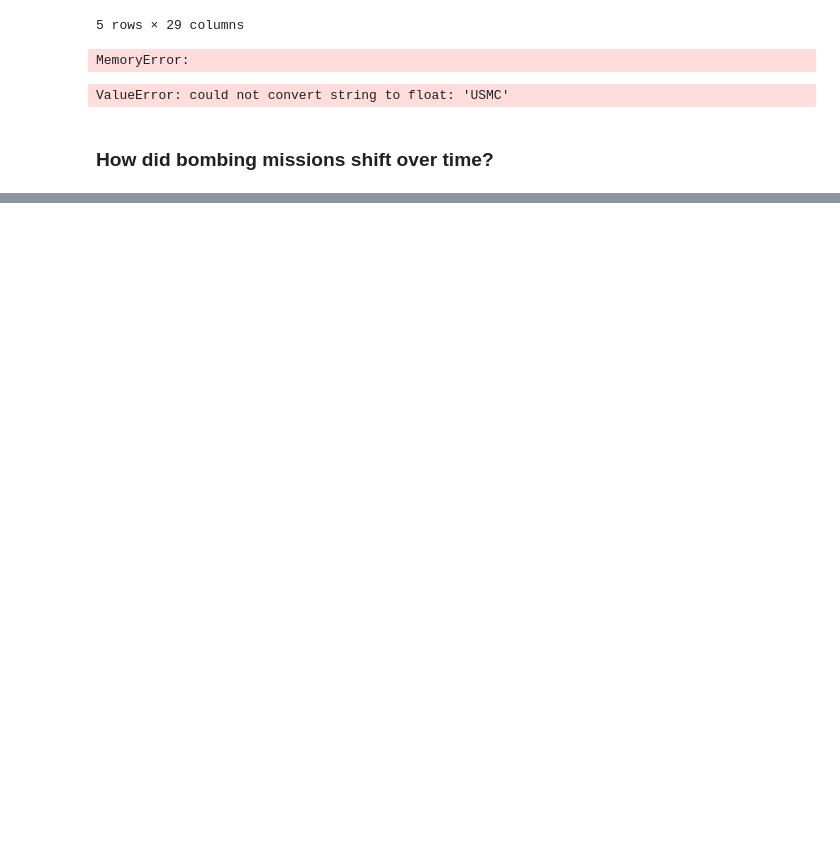
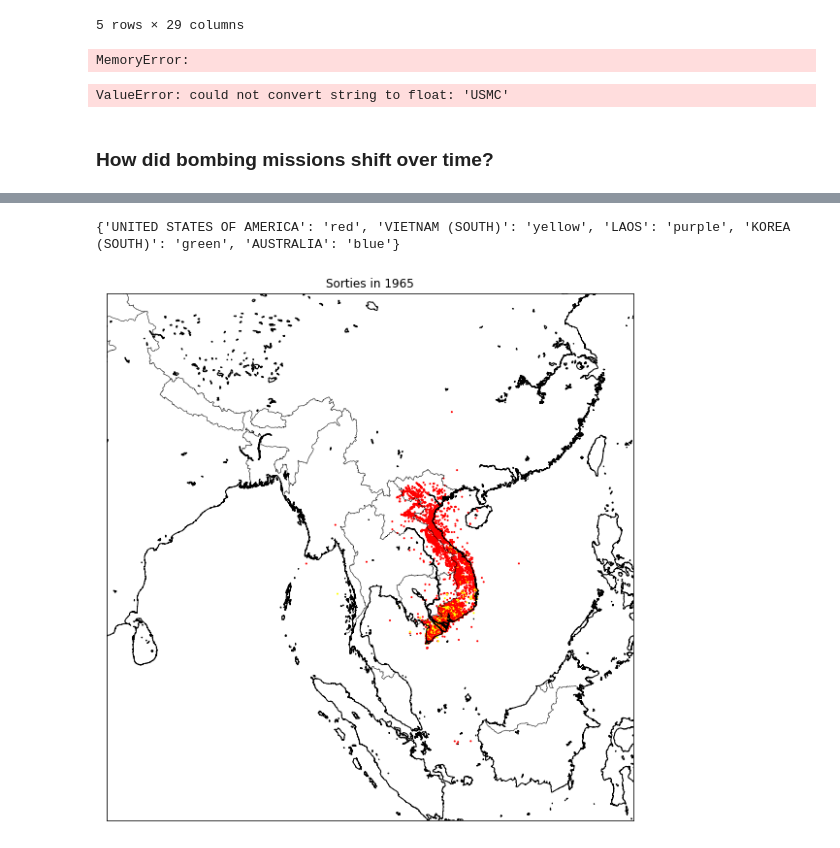
Before and after one commit to tengdann/si618-final, a Jupyter notebook: si618-final.ipynb, the cells around one changed output, grey strips where cells are left out. Cells and saved outputs as stored; diff of their text form; code cells hidden in the pictures; blank space fills up the shorter version.

```diff
--- a/si618-final.ipynb
+++ b/si618-final.ipynb
@@ -301,0 +291,7 @@ FileNotFoundError: [Errno 2] No such file or directory: './cartopy_backgrounds\\
+# %%
+mission_lat_lon = years_filt[['COUNTRYFLYINGMISSION', 'TGTLATDD_DDD_WGS84', 'TGTLONDDD_DDD_WGS84', 'year']].rename(
+    columns = {'COUNTRYFLYINGMISSION': 'Country', 'TGTLATDD_DDD_WGS84': 'Latitude', 'TGTLONDDD_DDD_WGS84': 'Longitude'})
+mission_lat_lon = mission_lat_lon[pd.notnull(mission_lat_lon.Latitude)]
+mission_lat_lon = mission_lat_lon[pd.notnull(mission_lat_lon.Country)]
+mission_lat_lon = mission_lat_lon[pd.notnull(mission_lat_lon.year)]
+mission_lat_lon.head()
@@ -301,0 +305,5 @@ FileNotFoundError: [Errno 2] No such file or directory: './cartopy_backgrounds\\
+# %%
+mission_lat_lon['Latitude'] = mission_lat_lon.Latitude.round(2)
+mission_lat_lon['Longitude'] = mission_lat_lon.Longitude.round(2)
+mission_lat_lon.drop_duplicates(inplace = True)
+mission_lat_lon.shape
@@ -301,0 +312,10 @@ FileNotFoundError: [Errno 2] No such file or directory: './cartopy_backgrounds\\
+# %%
+colors = {
+    'UNITED STATES OF AMERICA': 'red',
+    'VIETNAM (SOUTH)': 'yellow',
+    'LAOS': 'purple',
+    'KOREA (SOUTH)': 'green',
+    'AUSTRALIA': 'blue'
+}
+mission_lat_lon['color'] = [colors[c] for c in mission_lat_lon['Country'].values]
+mission_lat_lon.head()
@@ -301,0 +329,19 @@ FileNotFoundError: [Errno 2] No such file or directory: './cartopy_backgrounds\\
+# %%
+def plot_map(year):
+    lat = mission_lat_lon[mission_lat_lon.year == year].Latitude.values
+    lon = mission_lat_lon[mission_lat_lon.year == year].Longitude.values
+    color = mission_lat_lon[mission_lat_lon.year == year].color.values
+
+    fig = plt.figure(figsize=(15, 10))
+    m = Basemap(projection='lcc', resolution='h',
+            width=5E6, height=5E6,
+            lat_0=16, lon_0=100)
+    m.drawcountries()
+    m.drawcoastlines()
+
+    #Map (long, lat) to (x, y) for plotting
+    lons, lats = m(lon, lat)
+    # plot points as red dots
+    m.scatter(lons, lats, marker = 'o', color = color, s=1)
+    plt.title(f'Sorties in {year}')
+    plt.show()
@@ -301,0 +361,6 @@ FileNotFoundError: [Errno 2] No such file or directory: './cartopy_backgrounds\\
+# %%
+print(colors)
+plot_map('1965')
+# %% [output]
+{'UNITED STATES OF AMERICA': 'red', 'VIETNAM (SOUTH)': 'yellow', 'LAOS': 'purple', 'KOREA (SOUTH)': 'green', 'AUSTRALIA': 'blue'}
+[figure, added]
```
Also changed, not shown: parts of 19 cells of this notebook.
